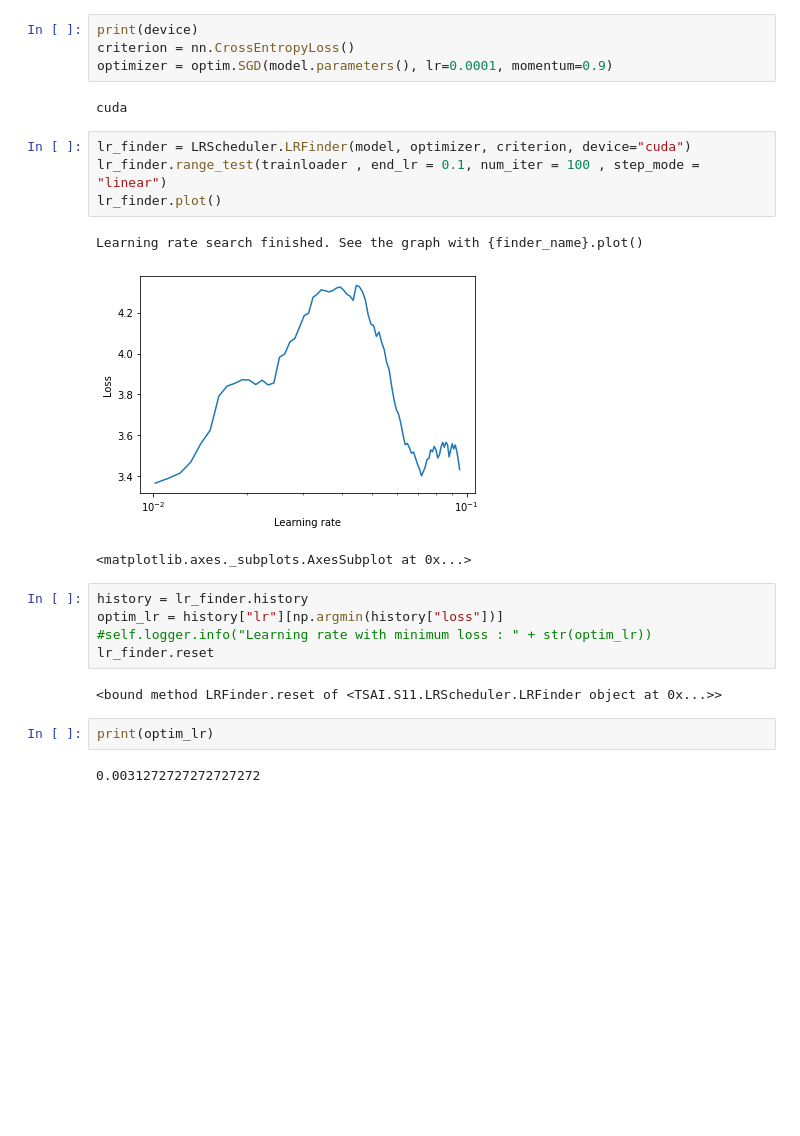
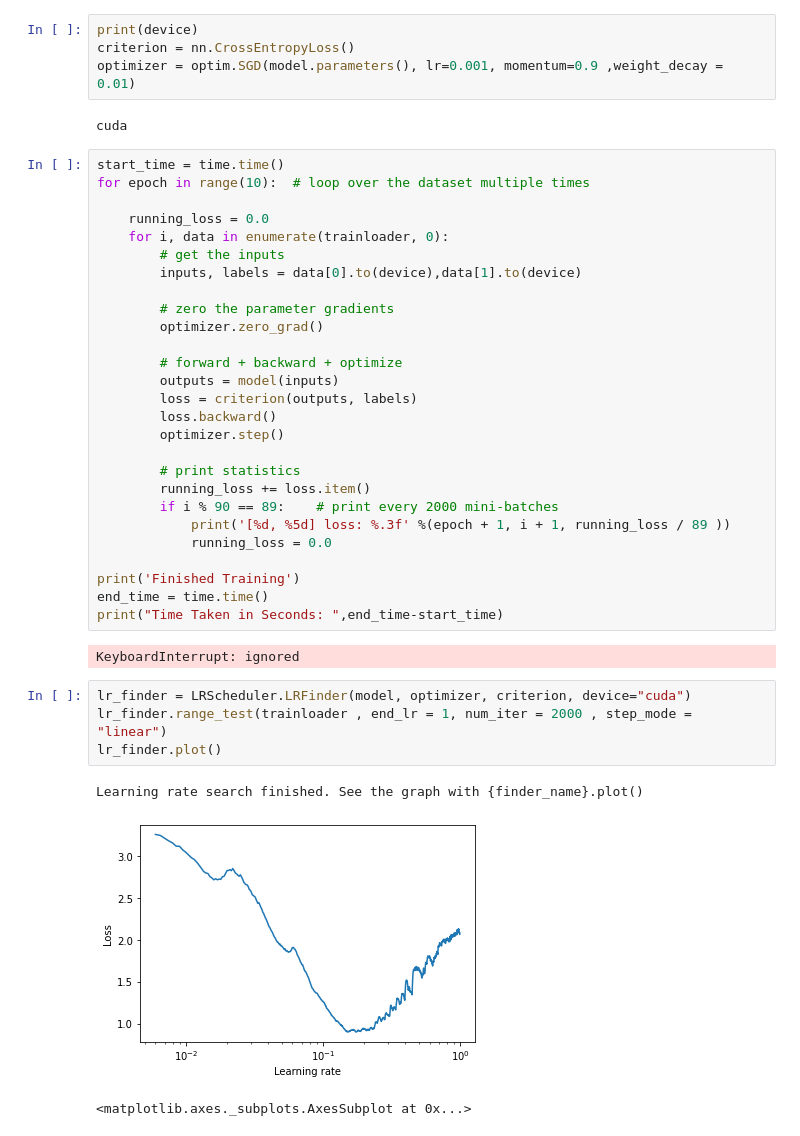
Before and after one commit to Shakil-1501/TSAI, a Jupyter notebook: S11/S11_Assignment.ipynb, the cells around one changed output. Saved outputs shown, nothing was run; the diff lists cells and outputs as text; blank space fills up the shorter version.

```diff
--- a/S11/S11_Assignment.ipynb
+++ b/S11/S11_Assignment.ipynb
@@ -134,28 +378,46 @@ Files already downloaded and verified
 # %%
 print(device)
 criterion = nn.CrossEntropyLoss()
-optimizer = optim.SGD(model.parameters(), lr=0.0001, momentum=0.9)
+optimizer = optim.SGD(model.parameters(), lr=0.001, momentum=0.9 ,weight_decay = 0.01)
 # %% [output]
 cuda
+# %%
+start_time = time.time()
+for epoch in range(10):  # loop over the dataset multiple times
+
+    running_loss = 0.0
+    for i, data in enumerate(trainloader, 0):
+        # get the inputs
+        inputs, labels = data[0].to(device),data[1].to(device)
+
+        # zero the parameter gradients
+        optimizer.zero_grad()
+
+        # forward + backward + optimize
+        outputs = model(inputs)
+        loss = criterion(outputs, labels)
+        loss.backward()
+        optimizer.step()
+
+        # print statistics
+        running_loss += loss.item()
+        if i % 90 == 89:    # print every 2000 mini-batches
+            print('[%d, %5d] loss: %.3f' %(epoch + 1, i + 1, running_loss / 89 ))
+            running_loss = 0.0
+
+print('Finished Training')
+end_time = time.time()
+print("Time Taken in Seconds: ",end_time-start_time)
+# %% [output]
+KeyboardInterrupt: ignored
 # %%
 lr_finder = LRScheduler.LRFinder(model, optimizer, criterion, device="cuda")
-lr_finder.range_test(trainloader , end_lr = 0.1, num_iter = 100 , step_mode = "linear")
+lr_finder.range_test(trainloader , end_lr = 1, num_iter = 2000 , step_mode = "linear")
 lr_finder.plot()
 # %% [output]
 Learning rate search finished. See the graph with {finder_name}.plot()
-[figure, old version]
+[figure, new version]
 <matplotlib.axes._subplots.AxesSubplot at 0x...>
-# %%
-history = lr_finder.history
-optim_lr = history["lr"][np.argmin(history["loss"])]
-#self.logger.info("Learning rate with minimum loss : " + str(optim_lr))
-lr_finder.reset
-# %% [output]
-<bound method LRFinder.reset of <TSAI.S11.LRScheduler.LRFinder object at 0x...>>
-# %%
-print(optim_lr)
-# %% [output]
-0.0031272727272727272
 # %%
 import numpy as np
 # functions to show an image
```
Also changed, not shown: parts of 9 cells of this notebook.
